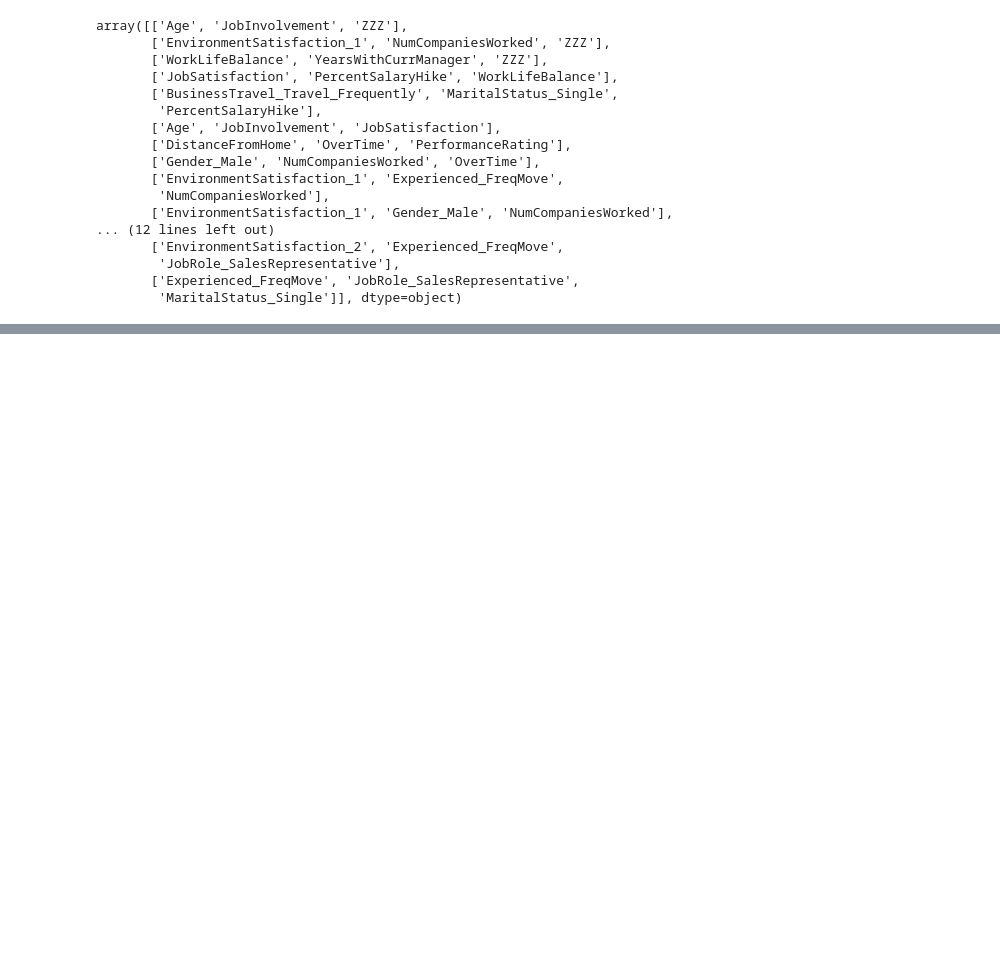
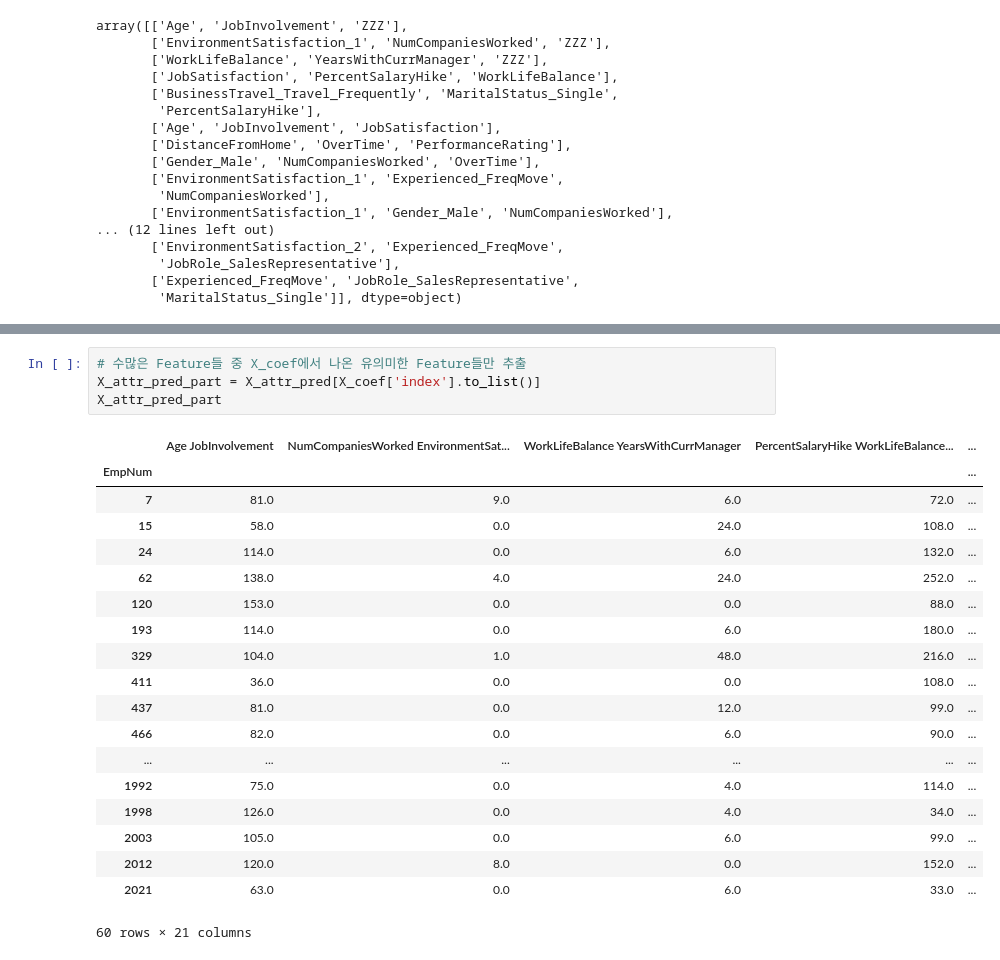
Before and after one commit to minstrel1149/HR_analytics_1, a Jupyter notebook: Attrition_analytics_features.ipynb, the cells around one changed output, grey strips where cells are left out. Drawn from its saved outputs; the diff is of its cells as text; blank space fills up the shorter version.

```diff
--- a/Attrition_analytics_features.ipynb
+++ b/Attrition_analytics_features.ipynb
@@ -261,0 +354,24 @@ X_coef_df
+# %%
+# 수많은 Feature들 중 X_coef에서 나온 유의미한 Feature들만 추출
+X_attr_pred_part = X_attr_pred[X_coef['index'].to_list()]
+X_attr_pred_part
+# %% [output]
+|  | Age JobInvolvement | NumCompaniesWorked EnvironmentSat... | WorkLifeBalance YearsWithCurrManager | PercentSalaryHike WorkLifeBalance... | ... |
+| EmpNum |  |  |  |  | ... |
+| 7 | 81.0 | 9.0 | 6.0 | 72.0 | ... |
+| 15 | 58.0 | 0.0 | 24.0 | 108.0 | ... |
+| 24 | 114.0 | 0.0 | 6.0 | 132.0 | ... |
+| 62 | 138.0 | 4.0 | 24.0 | 252.0 | ... |
+| 120 | 153.0 | 0.0 | 0.0 | 88.0 | ... |
+| 193 | 114.0 | 0.0 | 6.0 | 180.0 | ... |
+| 329 | 104.0 | 1.0 | 48.0 | 216.0 | ... |
+| 411 | 36.0 | 0.0 | 0.0 | 108.0 | ... |
+| 437 | 81.0 | 0.0 | 12.0 | 99.0 | ... |
+| 466 | 82.0 | 0.0 | 6.0 | 90.0 | ... |
+| ... | ... | ... | ... | ... | ... |
+| 1992 | 75.0 | 0.0 | 4.0 | 114.0 | ... |
+| 1998 | 126.0 | 0.0 | 4.0 | 34.0 | ... |
+| 2003 | 105.0 | 0.0 | 6.0 | 99.0 | ... |
+| 2012 | 120.0 | 8.0 | 0.0 | 152.0 | ... |
+| 2021 | 63.0 | 0.0 | 6.0 | 33.0 | ... |
+60 rows × 21 columns
```
Also changed, not shown: parts of 9 cells of this notebook.
